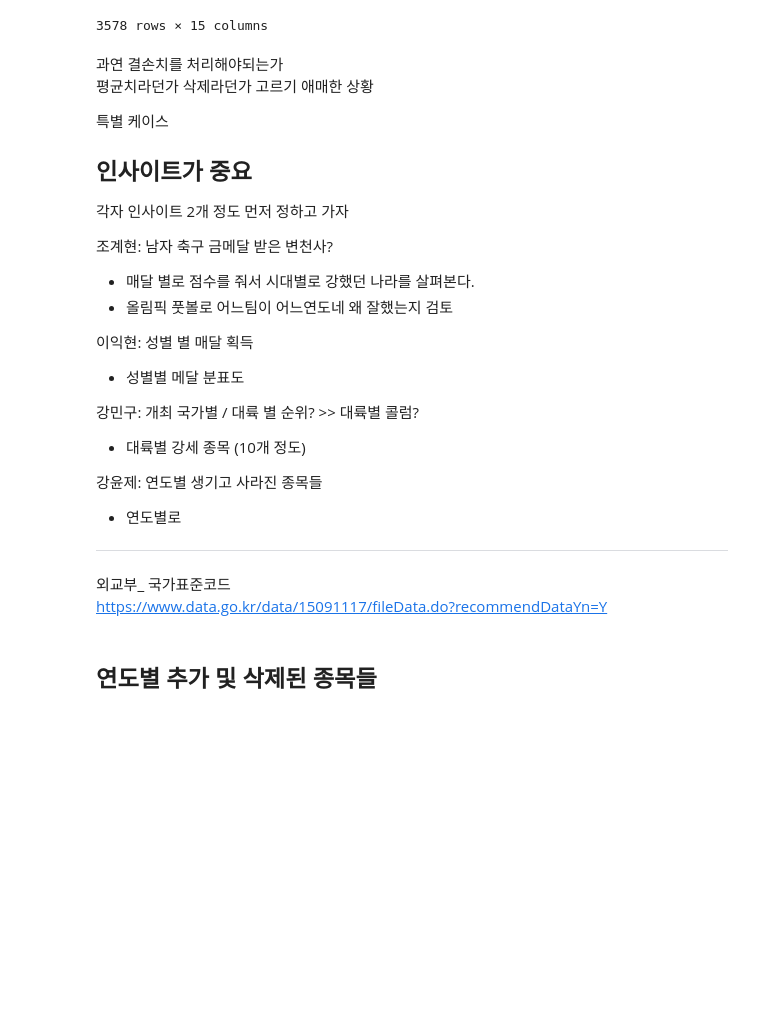
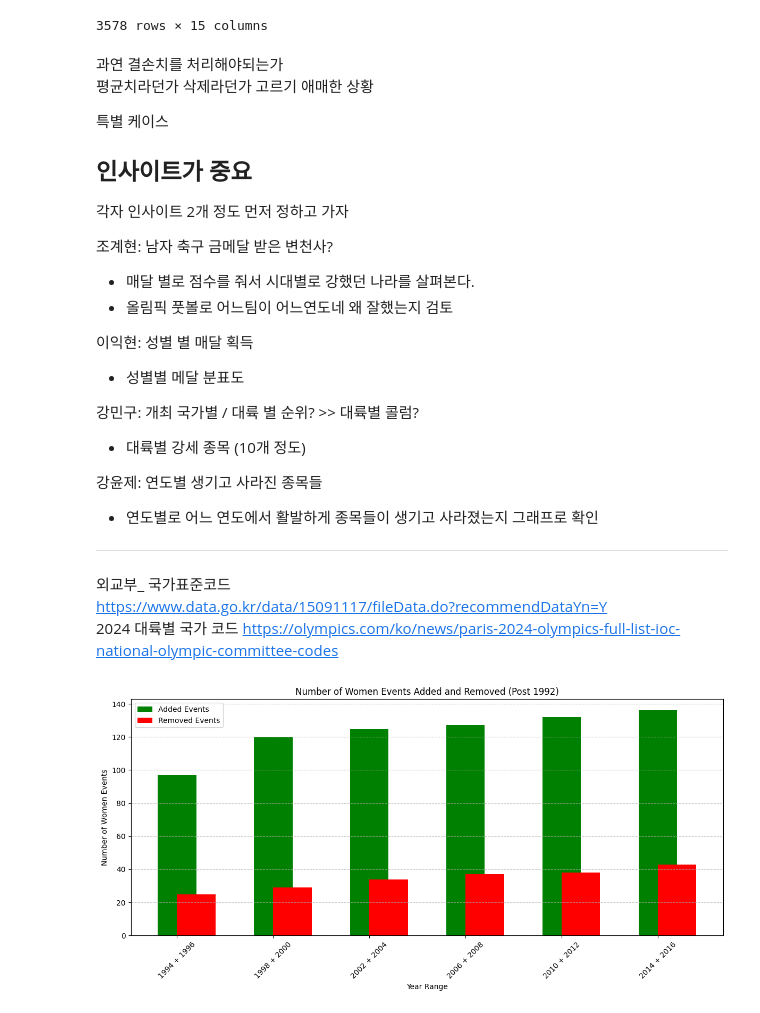
Before and after one commit to GyehyunJo/Olympic, a Jupyter notebook: Code/OlympicAddDel.ipynb, the cells around one changed output. Saved outputs shown, nothing was run; the diff lists cells and outputs as text; code cells hidden in the pictures; blank space fills up the shorter version.

```diff
--- a/Code/OlympicAddDel.ipynb
+++ b/Code/OlympicAddDel.ipynb
@@ -104,11 +109,78 @@ data[data['Sport']=='Art Competitions']
 - 대륙별 강세 종목 (10개 정도)
 
 강윤제: 연도별 생기고 사라진 종목들
-- 연도별로
+- 연도별로 어느 연도에서 활발하게 종목들이 생기고 사라졌는지 그래프로 확인
 
 ---
 
 외교부_ 국가표준코드
 https://www.data.go.kr/data/15091117/fileData.do?recommendDataYn=Y
+2024 대륙별 국가 코드
+https://olympics.com/ko/news/paris-2024-olympics-full-list-ioc-national-olympic-committee-codes
-# %% [markdown]
-## 연도별 추가 및 삭제된 종목들
+# %%
+# 1992년도 이후 '여성'이벤트(종목)의 개수 변화
+# 필요한 라이브러리
+import pandas as pd
+import matplotlib.pyplot as plt
+
+# 데이터 불러오기
+data = pd.read_csv('athlete_events.csv')
+
+# 데이터 복사해두기
+df_ad = data.copy()
+
+# 'Women'이 포함된 이벤트만 추출 (Year, Sport, Event)
+df_ev_women = df_ad[df_ad['Event'].str.contains('Women')][['Year', 'Sport', 'Event']].drop_duplicates()
+
+# 1992년 이후의 데이터만 사용
+df_ev_women_post_1992 = df_ev_women[df_ev_women['Year'] > 1992]
+
+# 연도별로 고유한 'Women' 이벤트 목록을 생성
+events_by_year_women = df_ev_women_post_1992.groupby('Year').apply(lambda x: set(zip(x['Sport'], x['Event'])))
+
+# 연도를 두 개씩 묶어서 추가된 이벤트와 삭제된 이벤트 추적
+grouped_years = []
+added_event_counts = []
+removed_event_counts = []
+years = sorted(events_by_year_women.index)
+
+for i in range(1, len(years), 2):
+    # 두 연도를 묶음 (예: 1994 + 1996)
+    year_range = f"{years[i-1]} + {years[i]}"
+    grouped_years.append(year_range)
+
+    # 두 연도의 이벤트 세트
+    current_events = events_by_year_women[years[i]]
+    previous_events = events_by_year_women[years[i-1]]
+
+    # 추가된 이벤트: 현재 연도 묶음에서 이전 연도 묶음에 없는 이벤트
+    added_events = current_events - previous_events
+    added_event_counts.append(len(added_events))
+
+    # 삭제된 이벤트: 이전 연도 묶음에서 현재 연도 묶음에 없는 이벤트
+    removed_events = previous_events - current_events
+    removed_event_counts.append(len(removed_events))
+
+# 데이터프레임으로 변환하여 시각화 준비
+df_event_changes = pd.DataFrame({
+    'Year Range': grouped_years,
+    'Added Events': added_event_counts,
+    'Removed Events': removed_event_counts
+})
+
+# 시각화 - 두 연도를 묶은 여성 이벤트의 추가 및 삭제 변화 막대 그래프
+plt.figure(figsize=(12, 6))
+plt.bar(df_event_changes['Year Range'], df_event_changes['Added Events'], width=0.4, label='Added Events', color='green', align='center')
+plt.bar(df_event_changes['Year Range'], df_event_changes['Removed Events'], width=0.4, label='Removed Events', color='red', align='edge')
+
+# 그래프 세부 설정
+plt.xlabel('Year Range')
+plt.ylabel('Number of Women Events')
+plt.title('Number of Women Events Added and Removed (Post 1992)')
+plt.grid(axis='y', linestyle='--', alpha=0.7)
+plt.xticks(rotation=45)
+plt.legend()
+plt.tight_layout()
+plt.show()
+# %% [output]
+[figure, added]
```
Also changed, not shown: parts of 24 cells of this notebook.
